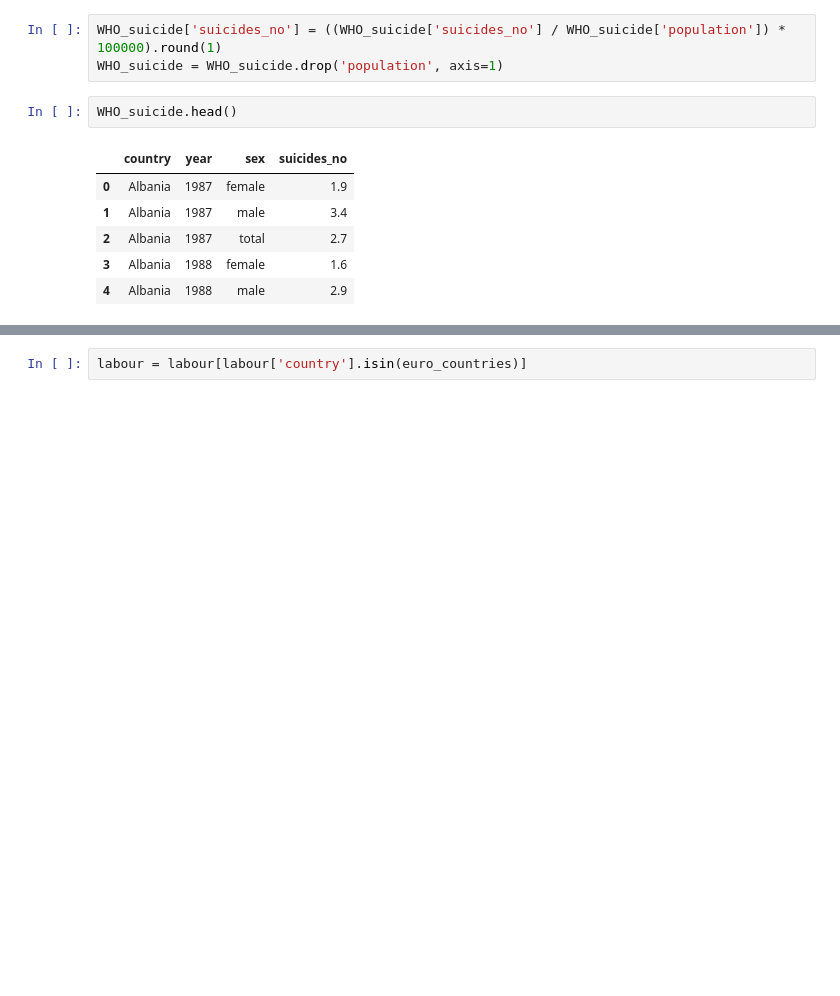
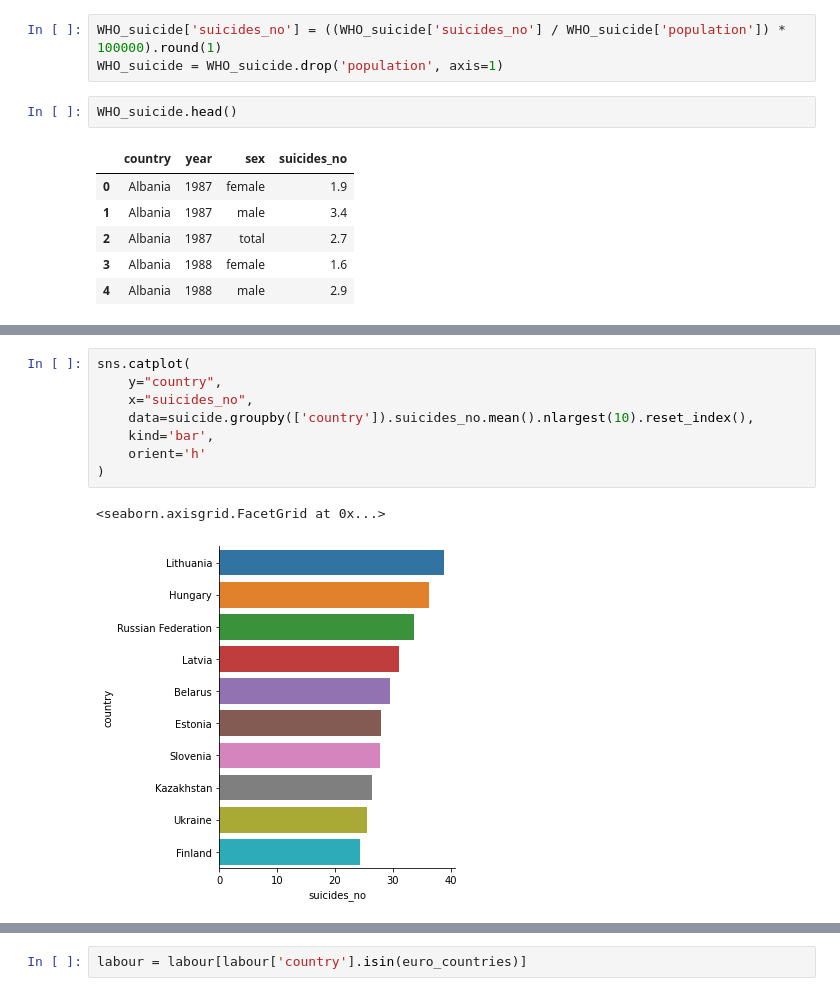
Before and after one commit to iberius96/Python-Suicides-Europe, a Jupyter notebook: main.ipynb, the cells around one changed output, grey strips where cells are left out. Drawn from its saved outputs; the diff is of its cells as text; blank space fills up the shorter version.

```diff
--- a/main.ipynb
+++ b/main.ipynb
@@ -330,0 +350,11 @@ suicide
+# %%
+sns.catplot(
+    y="country",
+    x="suicides_no",
+    data=suicide.groupby(['country']).suicides_no.mean().nlargest(10).reset_index(),
+    kind='bar',
+    orient='h'
+)
+# %% [output]
+<seaborn.axisgrid.FacetGrid at 0x...>
+[figure, added]
```
Also changed, not shown: parts of 24 cells of this notebook, 2 other files.
